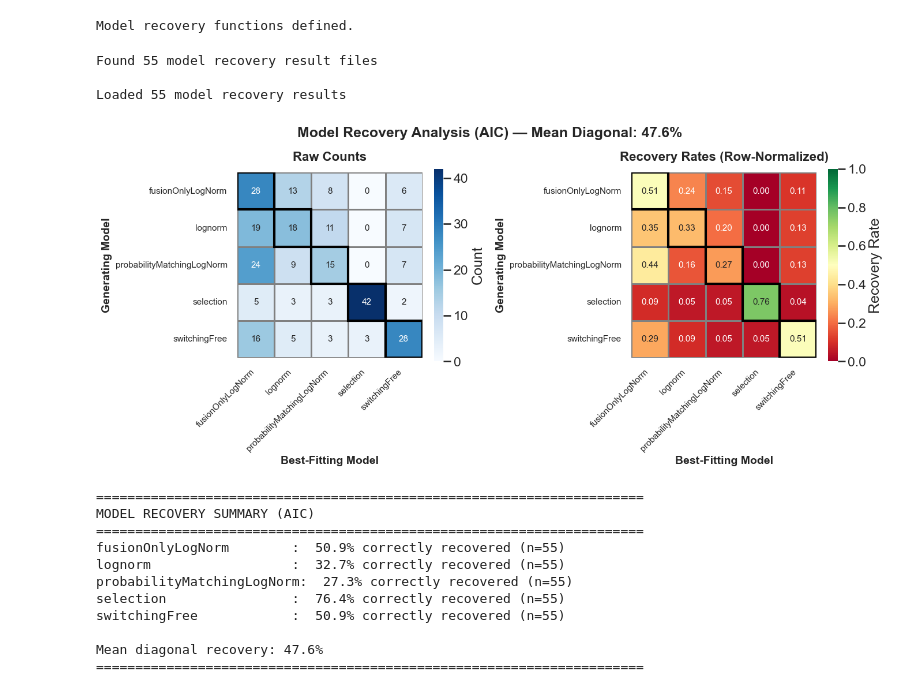
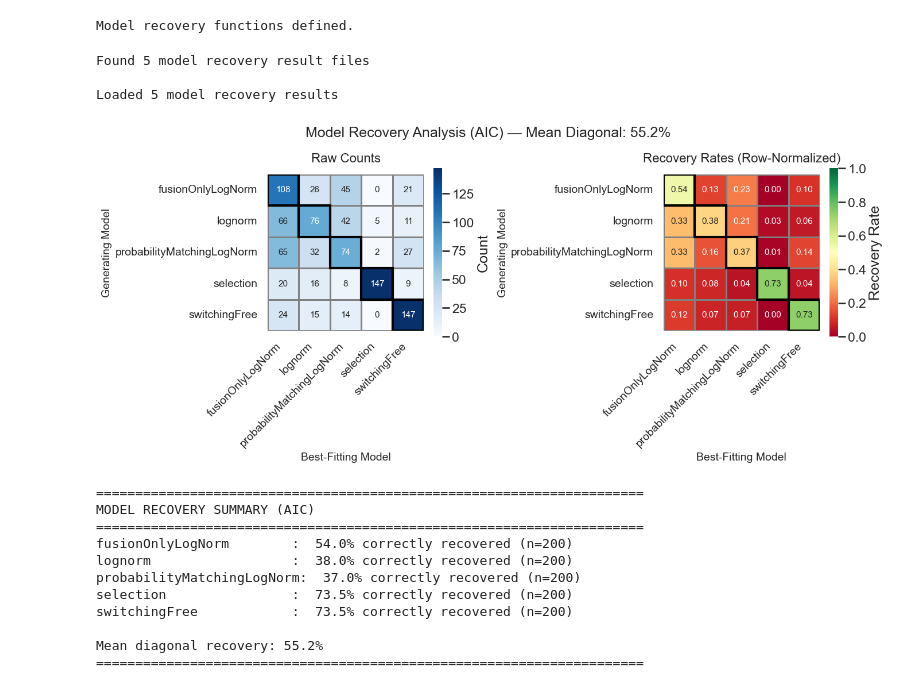
Before and after one commit to omeryildiran/av-dur-estimation, a Jupyter notebook: bootstrapModels.ipynb, the cells around one changed output. Cells and saved outputs as stored; diff of their text form; code cells hidden in the pictures.

Commit message:
model recovery yovv

```diff
--- a/bootstrapModels.ipynb
+++ b/bootstrapModels.ipynb
@@ -985,7 +987,7 @@ def run_model_recovery(participantIds, models_to_test, n_recovery=5, nSimul=500,
     return all_recovery_results
 
 
-def load_model_recovery_results(save_dir="model_recovery_results"):
+def load_model_recovery_results(save_dir="model_recovery_results_group"):
     """Load all model recovery results from saved JSON files."""
     results = []
     json_files = glob(os.path.join(save_dir, "*_model_recovery.json"))
@@ -1024,11 +1026,11 @@ models_to_test = ['lognorm', 'fusionOnlyLogNorm', 'switchingFree', 'probabilityM
 
 # For now, try to load any existing results
 model_recovery_results = load_model_recovery_results()
-print(f"\nLoaded {len(model_recovery_result      s)} model recovery results")
+print(f"\nLoaded {len(model_recovery_results)} model recovery results")
 # %% [output]
-Found 55 model recovery result files
+Found 5 model recovery result files
 
-Loaded 55 model recovery results
+Loaded 5 model recovery results
 # %%
 # Plot Model Recovery Confusion Matrix
 import matplotlib.colors as mcolors
@@ -1110,11 +1112,11 @@ def plot_model_recovery_matrix(model_recovery_results, criterion='aic', annotate
         yticklabels=generating_models,
         annot_kws={"fontsize": 11}
     )
-    count_ax.set_xlabel("Best-Fitting Model", fontsize=14, fontweight='bold')
-    count_ax.set_ylabel("Generating Model", fontsize=14, fontweight='bold')
-    count_ax.set_title("Raw Counts", fontsize=16, fontweight='bold', pad=15)
-    count_ax.set_xticklabels(count_ax.get_xticklabels(), rotation=45, ha='right', fontsize=11)
-    count_ax.set_yticklabels(count_ax.get_yticklabels(), rotation=0, fontsize=11)
+    count_ax.set_xlabel("Best-fitting Model", fontsize=14, )
+    count_ax.set_ylabel("Generating Model", fontsize=14, )
+    count_ax.set_title("Raw Counts", fontsize=16,  pad=15)
+    count_ax.set_xticklabels(count_ax.get_xticklabels(), rotation=45, ha='right', fontsize=14)
+    count_ax.set_yticklabels(count_ax.get_yticklabels(), rotation=0, fontsize=14)
 
     # Proportions heatmap
     sns.heatmap(
@@ -1133,11 +1135,11 @@ def plot_model_recovery_matrix(model_recovery_results, criterion='aic', annotate
         yticklabels=generating_models,
         annot_kws={"fontsize": 11}
     )
-    prop_ax.set_xlabel("Best-Fitting Model", fontsize=14, fontweight='bold')
-    prop_ax.set_ylabel("Generating Model", fontsize=14, fontweight='bold')
-    prop_ax.set_title("Recovery Rates (Row-Normalized)", fontsize=16, fontweight='bold', pad=15)
-    prop_ax.set_xticklabels(prop_ax.get_xticklabels(), rotation=45, ha='right', fontsize=11)
-    prop_ax.set_yticklabels(prop_ax.get_yticklabels(), rotation=0, fontsize=11)
+    prop_ax.set_xlabel("Best-Fitting Model", fontsize=14, )
+    prop_ax.set_ylabel("Generating Model", fontsize=14, )
+    prop_ax.set_title("Recovery Rates (Row-Normalized)", fontsize=16,  pad=15)
+    prop_ax.set_xticklabels(prop_ax.get_xticklabels(), rotation=45, ha='right', fontsize=14)
+    prop_ax.set_yticklabels(prop_ax.get_yticklabels(), rotation=0, fontsize=14)
 
     # Highlight diagonal on both plots
     for ax in (count_ax, prop_ax):
@@ -1155,47 +1157,46 @@ def plot_model_recovery_matrix(model_recovery_results, criterion='aic', annotate
     fig.suptitle(
         f"Model Recovery Analysis ({criterion.upper()}) — Mean Diagonal: {mean_recovery*100:.1f}%",
         fontsize=18,
-        fontweight="bold",
         y=0.98
     )
 
     plt.tight_layout()
     plt.show()
 
     # Print summary statistics
     print("\n" + "="*70)
     print(f"MODEL RECOVERY SUMMARY ({criterion.upper()})")
     print("="*70)
     for i, gen_model in enumerate(generating_models):
         if gen_model in fitted_models:
             j = fitted_models.index(gen_model)
             rate = confusion_props[i, j]
             n_total = int(confusion_counts[i, :].sum())
             print(f"{gen_model:25s}: {rate*100:5.1f}% correctly recovered (n={n_total})")
     print(f"\nMean diagonal recovery: {mean_recovery*100:.1f}%")
     print("="*70)
 
     return confusion_props, generating_models, fitted_models
 
 # Plot if results exist
 if len(model_recovery_results) > 0:
     confusion_matrix, gen_models, fit_models = plot_model_recovery_matrix(
         model_recovery_results, criterion='aic'
     )
 else:
     print("No model recovery results yet. Run the model recovery analysis first.")
 # %% [output]
-[figure, old version]
+[figure, new version]
 ======================================================================
 MODEL RECOVERY SUMMARY (AIC)
 ======================================================================
-fusionOnlyLogNorm        :  50.9% correctly recovered (n=55)
-lognorm                  :  32.7% correctly recovered (n=55)
-probabilityMatchingLogNorm:  27.3% correctly recovered (n=55)
-selection                :  76.4% correctly recovered (n=55)
-switchingFree            :  50.9% correctly recovered (n=55)
+fusionOnlyLogNorm        :  54.0% correctly recovered (n=200)
+lognorm                  :  38.0% correctly recovered (n=200)
+probabilityMatchingLogNorm:  37.0% correctly recovered (n=200)
+selection                :  73.5% correctly recovered (n=200)
+switchingFree            :  73.5% correctly recovered (n=200)
 
-Mean diagonal recovery: 47.6%
+Mean diagonal recovery: 55.2%
 ======================================================================
 # %%
 # Additional Model Recovery Metrics: ΔAIC distributions and model discriminability
```
Also changed, not shown: parts of 2 cells of this notebook, 1 other file.
